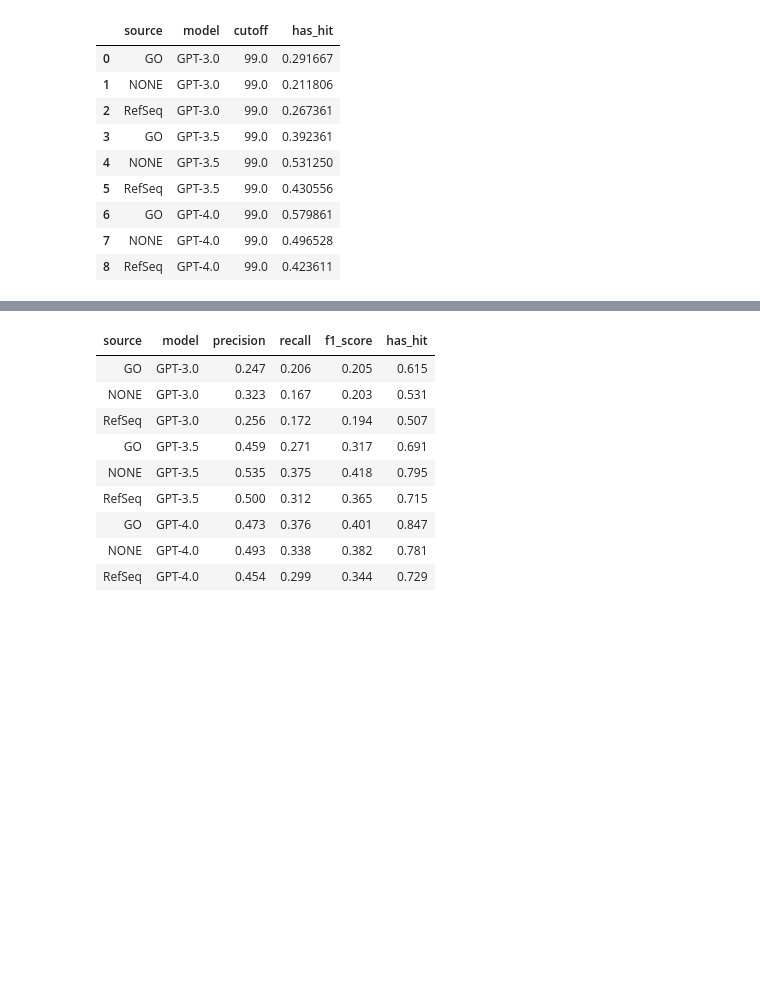
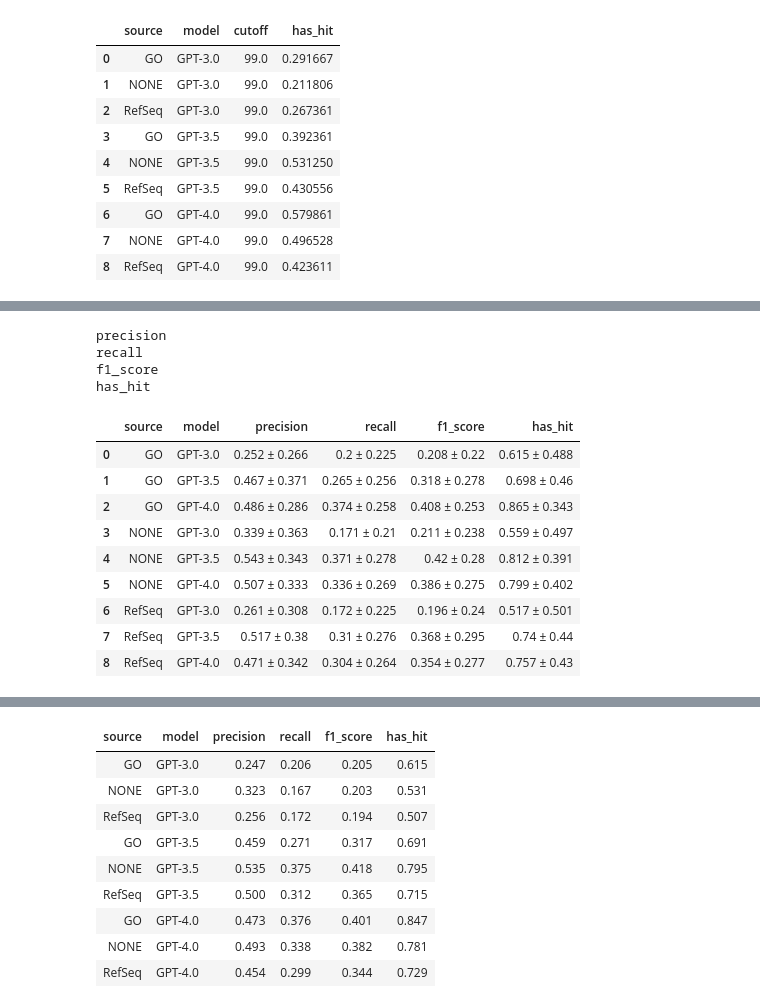
Before and after one commit to monarch-initiative/talisman-paper, a Jupyter notebook: Table1.ipynb, the cells around one changed output, grey strips where cells are left out. Saved outputs shown, nothing was run; the diff lists cells and outputs as text; code cells hidden in the pictures; blank space fills up the shorter version.

Commit message:
final figs and tables with st dev

```diff
--- a/Table1.ipynb
+++ b/Table1.ipynb
@@ -269,0 +410,71 @@ himax(outcomes_summary())
+# %%
+
+def outcomes_summary_std_format(top_n=10, cutoff=0.05, closure='closure', metrics=["precision", "recall", "f1_score", "has_hit"]):
+    df_subset = df.query(f"top_n=={top_n} and cutoff=={cutoff} and closure=='{closure}'")
+    grp = df_subset.groupby(["source", "model"])
+
+    # Ensure that metrics only contain numeric columns
+    numeric_metrics = [col for col in metrics if pd.api.types.is_numeric_dtype(df_subset[col])]
+
+    # Calculate mean and standard deviation for numeric metrics
+    mean_df = grp[numeric_metrics].mean().reset_index()
+    std_df = grp[numeric_metrics].std().reset_index()
+
+    # Combine mean and standard deviation into a single string
+    for col in numeric_metrics:
+        print(col)
+        mean_df[col] = mean_df[col].round(3).astype(str) + ' ± <span style="font-size:smaller;">' + std_df[col].round(3).astype(str) + '</span>'
+
+    return mean_df[["source", "model"] + numeric_metrics]
+
+def himax_std(tbl: pd.DataFrame, by=["model", "source"], ascending=True):
+    """
+    Prepare a table for publication, highlighting maximum values and adjusting font size for standard deviation.
+    """
+    # Extract numeric part of the mean and standard deviation for comparison
+    tbl_numeric = tbl.copy()
+    for col in tbl.columns:
+        if col not in by:
+            tbl_numeric[col] = tbl[col].str.extract(r'([0-9.]+) ±')[0].astype(float)
+
+    # Function to apply custom styling
+    def custom_style(row):
+        styles = []
+        for col in tbl.columns:
+            if col not in by and ' ± ' in str(row[col]):
+                parts = row[col].split(' ± ')
+                mean = float(parts[0])
+                std_dev_str = parts[1].split('<')[0] if len(parts) > 1 and parts[1] else '0'
+                std_dev = float(std_dev_str) if std_dev_str else 0  # Extract std_dev before '<span>'
+                max_mean = tbl_numeric[col].max()
+                second_max = tbl_numeric[col].nlargest(2).iloc[-1]
+
+                # Check if the current mean is the max or within the range of the max when considering std_dev
+                if mean == max_mean or (mean + std_dev >= max_mean and mean == second_max):
+                    styles.append('font-weight: bold')
+                else:
+                    styles.append('')
+            else:
+                styles.append('')
+        return styles
+
+    # Apply custom styling and sort
+    styled_tbl = tbl.style.apply(custom_style, axis=1)
+    return styled_tbl.format(precision=3)
+
+himax_std(outcomes_summary_std_format(cutoff=0.05))
+# %% [output]
+precision
+recall
+f1_score
+has_hit
+|  | source | model | precision | recall | f1_score | has_hit |
+| 0 | GO | GPT-3.0 | 0.252 ± 0.266 | 0.2 ± 0.225 | 0.208 ± 0.22 | 0.615 ± 0.488 |
+| 1 | GO | GPT-3.5 | 0.467 ± 0.371 | 0.265 ± 0.256 | 0.318 ± 0.278 | 0.698 ± 0.46 |
+| 2 | GO | GPT-4.0 | 0.486 ± 0.286 | 0.374 ± 0.258 | 0.408 ± 0.253 | 0.865 ± 0.343 |
+| 3 | NONE | GPT-3.0 | 0.339 ± 0.363 | 0.171 ± 0.21 | 0.211 ± 0.238 | 0.559 ± 0.497 |
+| 4 | NONE | GPT-3.5 | 0.543 ± 0.343 | 0.371 ± 0.278 | 0.42 ± 0.28 | 0.812 ± 0.391 |
+| 5 | NONE | GPT-4.0 | 0.507 ± 0.333 | 0.336 ± 0.269 | 0.386 ± 0.275 | 0.799 ± 0.402 |
+| 6 | RefSeq | GPT-3.0 | 0.261 ± 0.308 | 0.172 ± 0.225 | 0.196 ± 0.24 | 0.517 ± 0.501 |
+| 7 | RefSeq | GPT-3.5 | 0.517 ± 0.38 | 0.31 ± 0.276 | 0.368 ± 0.295 | 0.74 ± 0.44 |
+| 8 | RefSeq | GPT-4.0 | 0.471 ± 0.342 | 0.304 ± 0.264 | 0.354 ± 0.277 | 0.757 ± 0.43 |
```
Also changed, not shown: parts of 16 cells of this notebook, 2 other files.
